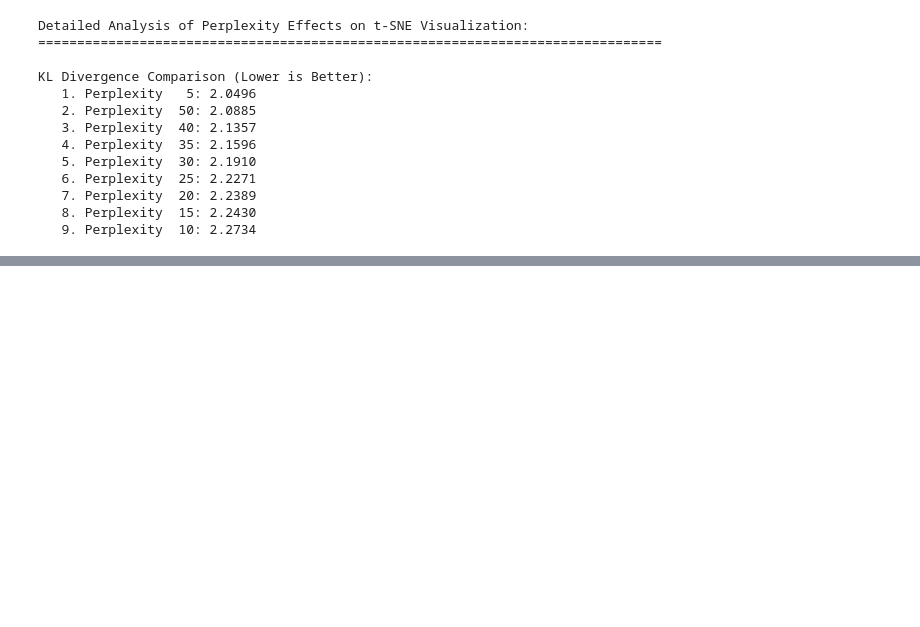
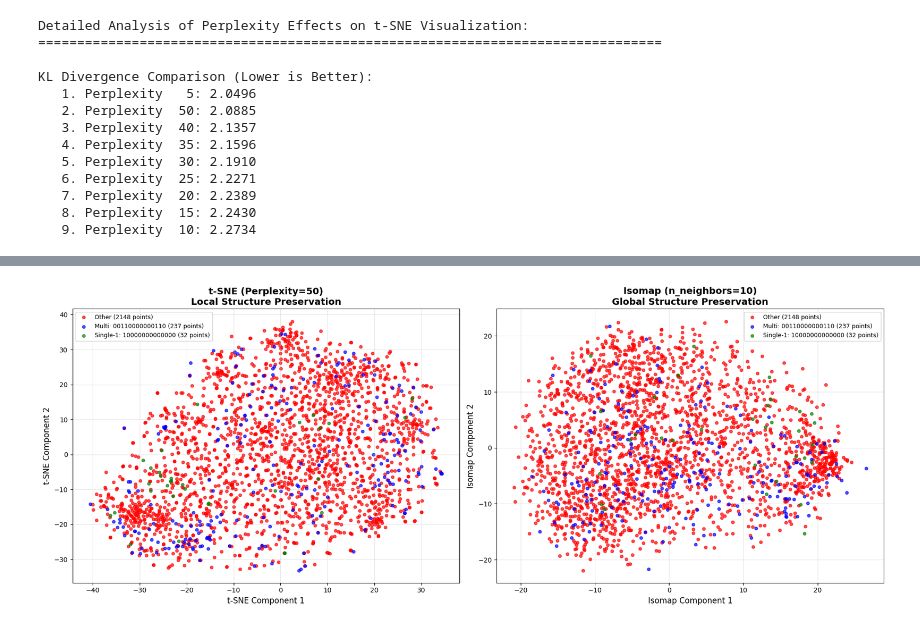
Before and after one commit to ha-rish-23/assignment-5-ha-rish-23, a Jupyter notebook: solution.ipynb, the cells around one changed output, grey strips where cells are left out. Saved outputs shown, nothing was run; the diff lists cells and outputs as text; code cells hidden in the pictures; blank space fills up the shorter version.

```diff
--- a/solution.ipynb
+++ b/solution.ipynb
@@ -353,0 +630,91 @@ t-SNE builds neighbor probabilities with Gaussians; perplexity sets the target e
+# %%
+# Debug: Check data structure
+print("Debug information:")
+print(f"Type of tsne_results: {type(tsne_results)}")
+print(f"Keys in tsne_results: {list(tsne_results.keys())}")
+print(f"Type of tsne_results[50]: {type(tsne_results[50])}")
+print(f"Keys in tsne_results[50]: {list(tsne_results[50].keys())}")
+print()
+
+# Get the actual embedding data
+tsne_50_embedding = tsne_results[50]['embedding']
+print(f"Type of embedding: {type(tsne_50_embedding)}")
+print(f"Shape of embedding: {tsne_50_embedding.shape}")
+print()
+
+# Now create the proper comparison
+fig, (ax1, ax2) = plt.subplots(1, 2, figsize=(18, 7))
+
+# t-SNE with categories
+for category in visualization_target.unique():
+    mask = visualization_target == category
+    color = colors_dict.get(category, 'orange')
+    count = mask.sum()
+
+    ax1.scatter(
+        tsne_50_embedding[mask, 0],
+        tsne_50_embedding[mask, 1],
+        c=color,
+        label=f"{category} ({count} points)",
+        alpha=0.7,
+        s=20
+    )
+
+ax1.set_title("t-SNE (Perplexity=50)\nLocal Structure Preservation", fontsize=14, fontweight='bold')
+ax1.set_xlabel("t-SNE Component 1", fontsize=12)
+ax1.set_ylabel("t-SNE Component 2", fontsize=12)
+ax1.legend(fontsize=9)
+ax1.grid(True, alpha=0.3)
+
+# Isomap with categories
+for category in visualization_target.unique():
+    mask = visualization_target == category
+    color = colors_dict.get(category, 'orange')
+    count = mask.sum()
+
+    ax2.scatter(
+        isomap_embedding[mask, 0],
+        isomap_embedding[mask, 1],
+        c=color,
+        label=f"{category} ({count} points)",
+        alpha=0.7,
+        s=20
+    )
+
+ax2.set_title("Isomap (n_neighbors=10)\nGlobal Structure Preservation", fontsize=14, fontweight='bold')
+ax2.set_xlabel("Isomap Component 1", fontsize=12)
+ax2.set_ylabel("Isomap Component 2", fontsize=12)
+ax2.legend(fontsize=9)
+ax2.grid(True, alpha=0.3)
+
+plt.tight_layout()
+plt.show()
+
+print()
+print("🔍 COMPARATIVE ANALYSIS: ISOMAP vs t-SNE")
+print("=" * 60)
+print()
+print("📊 KEY OBSERVATIONS:")
+print("-" * 30)
+print()
+print("1. CLUSTERING BEHAVIOR:")
+print("   • t-SNE: Forms tight, well-separated clusters")
+print("   • Isomap: Shows more continuous, globally structured distribution")
+print()
+print("2. SEPARATION PATTERNS:")
+print("   • t-SNE: Clear boundaries between categories")
+print("   • Isomap: More gradual transitions, overlapping regions")
+print()
+print("3. STRUCTURE PRESERVATION:")
+print("   • t-SNE: Emphasizes local neighborhoods and similarities")
+print("   • Isomap: Maintains global manifold structure and geodesic distances")
+print()
+print("4. INTERPRETABILITY:")
+print("   • t-SNE: Better for identifying distinct groups/clusters")
+print("   • Isomap: Better for understanding overall data topology")
+print()
+print("💡 CONCLUSION:")
+print("   Both methods reveal the dominant 'Other' category, but t-SNE provides")
+print("   clearer separation for classification tasks, while Isomap shows the")
+print("   underlying geometric structure of the high-dimensional data.")
+# %% [output]
@@ -353,0 +729 @@ t-SNE builds neighbor probabilities with Gaussians; perplexity sets the target e
+[figure, added]
```
Also changed, not shown: parts of 17 cells of this notebook.
